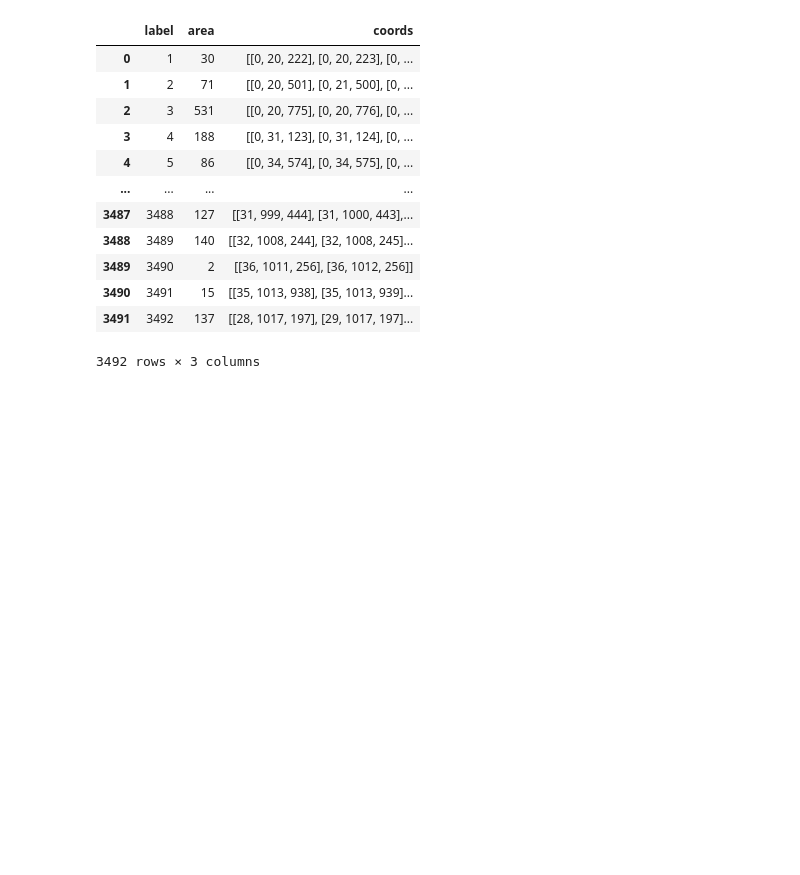
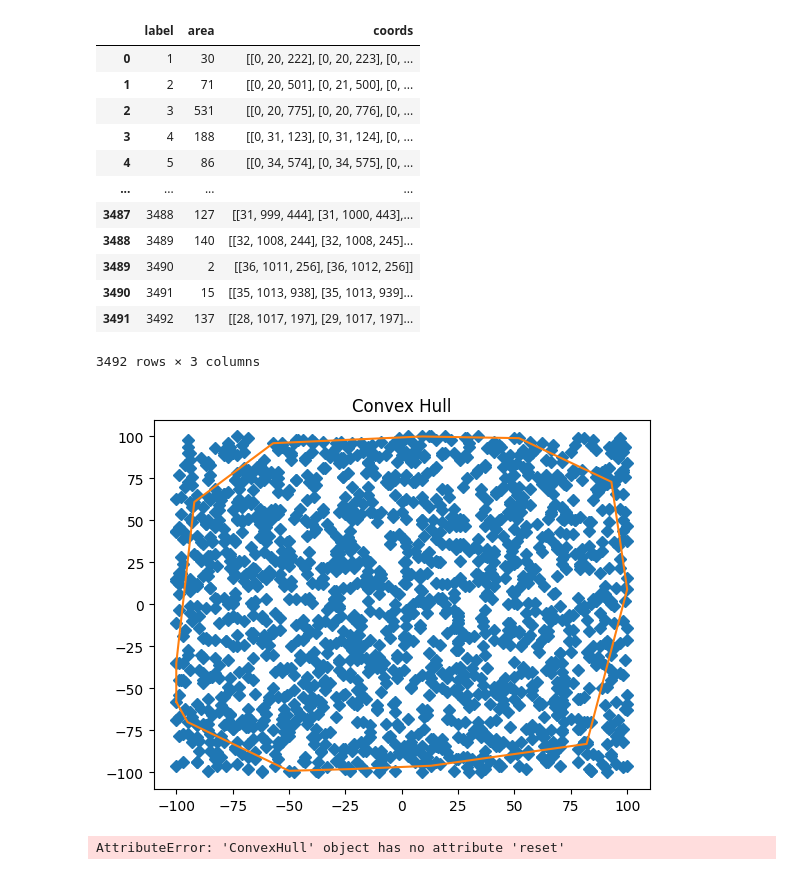
Before and after one commit to DannyAlas/3d-transporters, a Jupyter notebook: main.ipynb, the cells around one changed output. Saved outputs shown, nothing was run; the diff lists cells and outputs as text; code cells hidden in the pictures; blank space fills up the shorter version.

Commit message:
add convex hull algorithm

```diff
--- a/main.ipynb
+++ b/main.ipynb
@@ -210,3 +210,35 @@ VGaT_labels_df
 | 3490 | 3491 | 15 | [[35, 1013, 938], [35, 1013, 939]... |
 | 3491 | 3492 | 137 | [[28, 1017, 197], [29, 1017, 197]... |
 3492 rows × 3 columns
+# %%
+import convexhull
+import matplotlib.pyplot as plt
+import random
+from collections import namedtuple
+
+def get_convex_hull():
+    Point = namedtuple('Point', 'x y')
+    ch = convexhull.ConvexHull()
+    for _ in range(50):
+        ch.add(Point(random.randint(-100, 100), random.randint(-100, 100)))
+
+    ch.display()
+
+
+get_convex_hull()
+# %% [output]
+[figure, added]
+# %%
+def get_convex_hull():
+    Point = namedtuple('Point', 'x y')
+    ch2 = convexhull.ConvexHull()
+    ch2.reset()
+    for _ in range(100):
+        ch2.add(Point(random.randint(-100, 100), random.randint(-100, 100)))
+
+    ch2.display()
+
+
+get_convex_hull()
+# %% [output]
+AttributeError: 'ConvexHull' object has no attribute 'reset'
```
Also changed, not shown: 1 other file.
